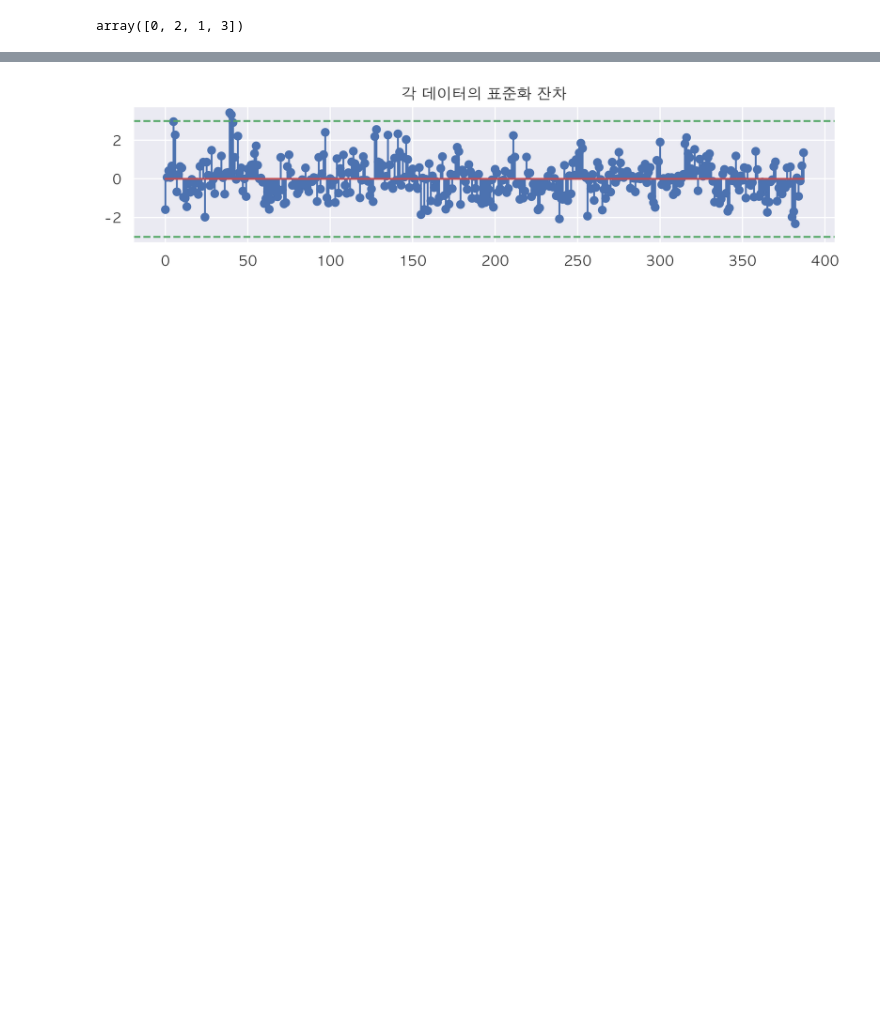
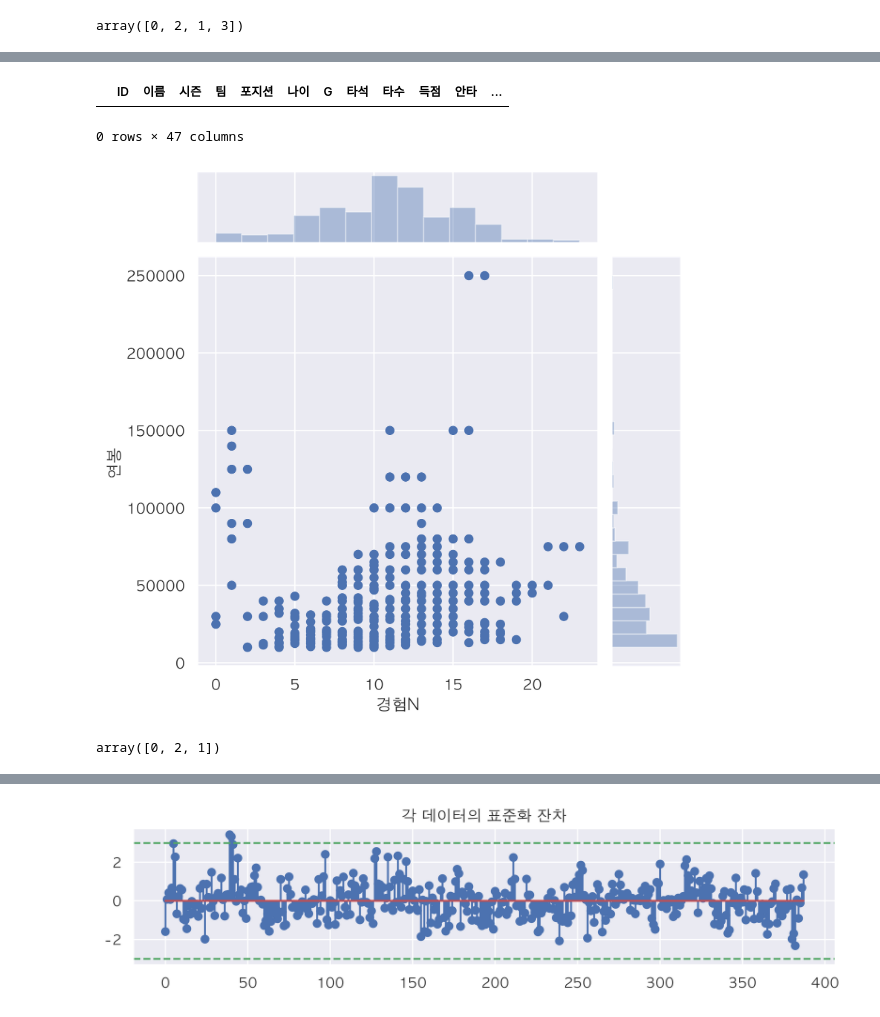
Before and after one commit to dk3059/R_project, a Jupyter notebook: OPS/salary_predict.ipynb, the cells around one changed output, grey strips where cells are left out. Drawn from its saved outputs; the diff is of its cells as text; code cells hidden in the pictures; blank space fills up the shorter version.

```diff
--- a/OPS/salary_predict.ipynb
+++ b/OPS/salary_predict.ipynb
@@ -21,0 +11,4 @@ for id_x in d.ID.unique():
+# %%
+year = year[year['데뷔'] != 0]
+# %%
+df= pd.merge(df, year, on='이름', how='inner')
@@ -72,5 +72,22 @@ df.groupby('시즌').median()['연봉']
 2018    50000.0
 Name: 연봉, dtype: float64
+# %%
+df[df['경험N'] == -4]
+# %% [output]
+|  | ID | 이름 | 시즌 | 팀 | 포지션 | 나이 | G | 타석 | 타수 | 득점 | 안타 | ... |
+0 rows × 47 columns
+# %%
+sns.jointplot(x='경험N', y='연봉', data=df)
+plt.show()
+# %% [output]
+[figure, added]
+# %%
+df['경험C'] = df.경험.apply(lambda x: 0 if x <= 3 else x)
+df['경험C'] = df.경험C.apply(lambda x : 1 if x==4 else x)
+df['경험C'] = df.경험C.apply(lambda x : 2 if 5<=x else x)
+df['경험C'].unique()
+# %% [output]
+array([0, 2, 1])
 # %%
 df['시즌C'] = df.시즌.apply(lambda x: 0 if x <= 2013 else x)
 df['시즌C'] = df.시즌C.apply(lambda x: 1 if 2014 >= x > 2013 else x)
```
Also changed, not shown: parts of 15 cells of this notebook.
